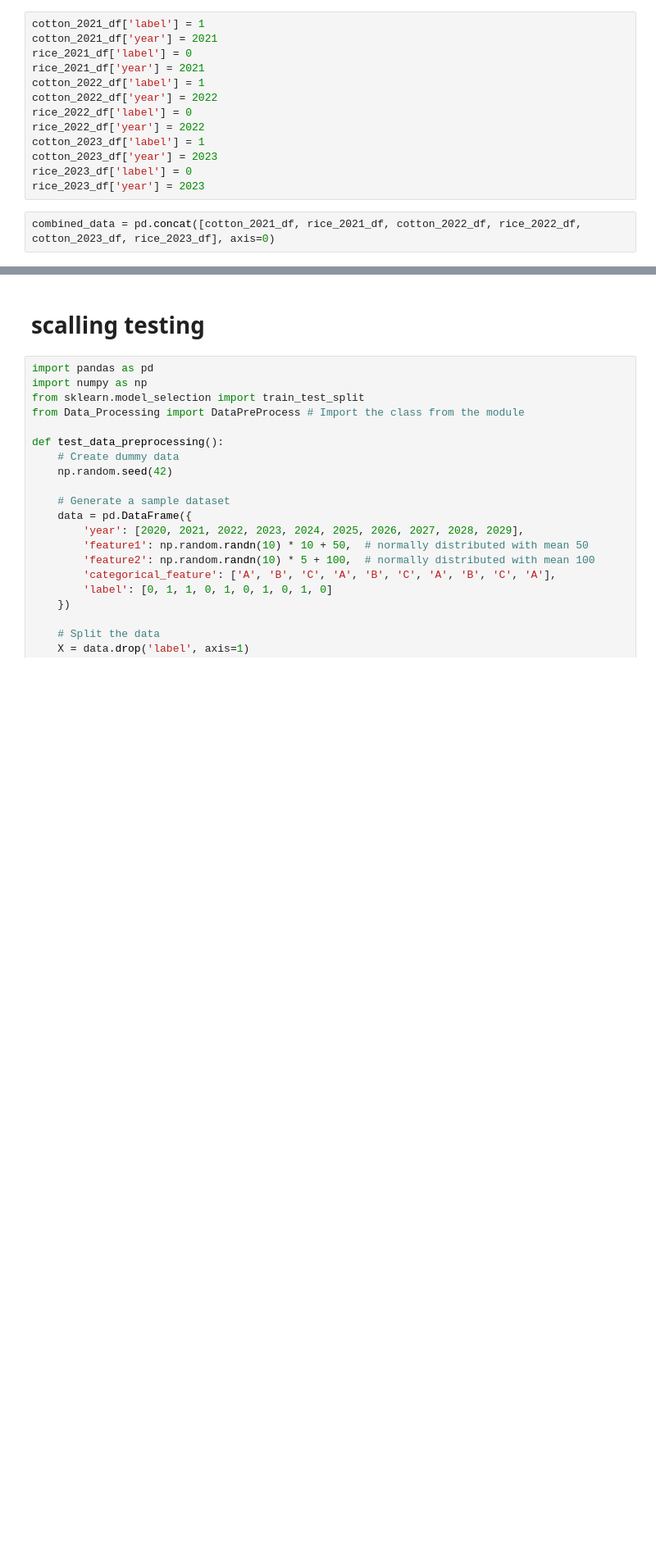
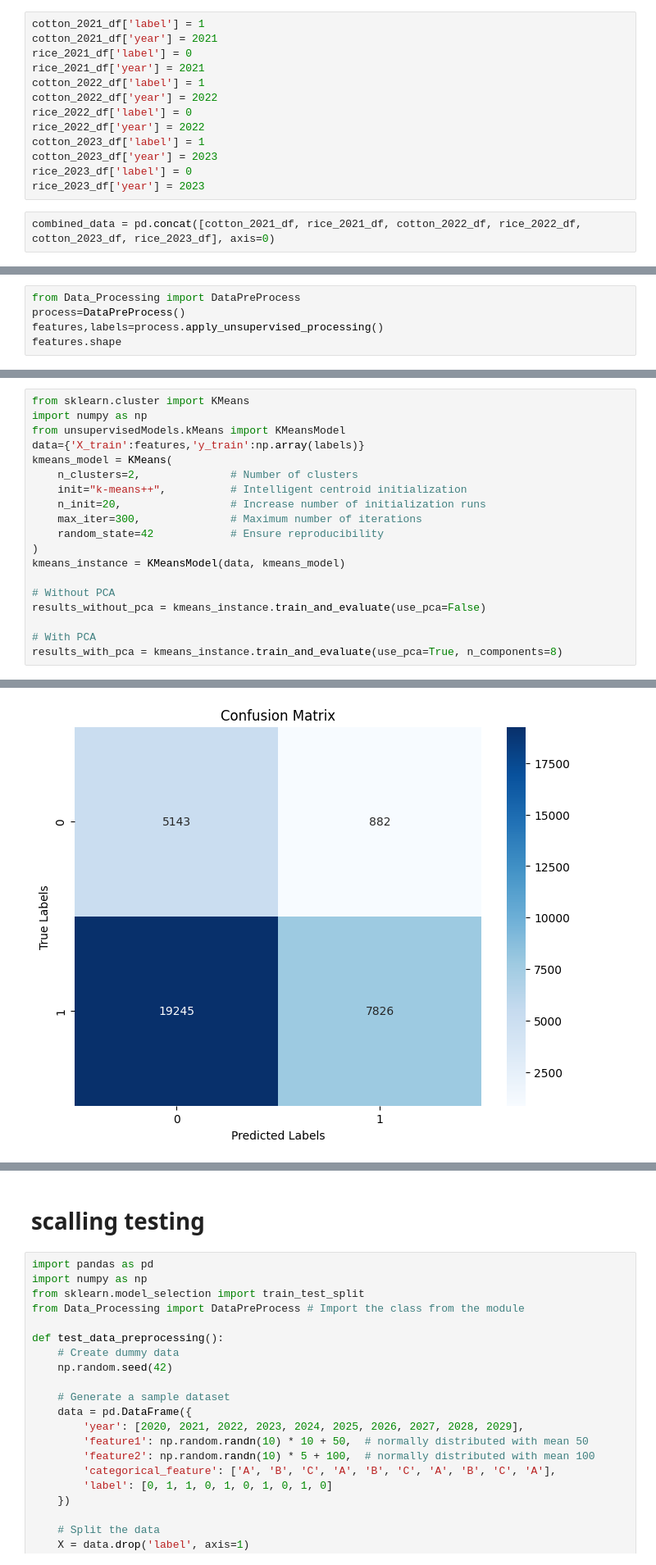
Before and after one commit to haseeb-m4235/NDVI-Based-Crop-Classification-for-Rice-and-Cotton-Using-Machine-Learning, a Jupyter notebook: Testing.ipynb, the cells around one changed output, grey strips where cells are left out. Shown at 82% size. Cells and saved outputs as stored; diff of their text form; blank space fills up the shorter version.

Commit message:
Finalizing Unsupervised Preprocessing

```diff
--- a/Testing.ipynb
+++ b/Testing.ipynb
@@ -42,0 +78,5 @@ combined_data.head()
+# %%
+from Data_Processing import DataPreProcess
+process=DataPreProcess()
+features,labels=process.apply_unsupervised_processing()
+features.shape
@@ -42,0 +117,20 @@ combined_data.head()
+# %%
+from sklearn.cluster import KMeans
+import numpy as np
+from unsupervisedModels.kMeans import KMeansModel
+data={'X_train':features,'y_train':np.array(labels)}
+kmeans_model = KMeans(
+    n_clusters=2,              # Number of clusters
+    init="k-means++",          # Intelligent centroid initialization
+    n_init=20,                 # Increase number of initialization runs
+    max_iter=300,              # Maximum number of iterations
+    random_state=42            # Ensure reproducibility
+)
+kmeans_instance = KMeansModel(data, kmeans_model)
+
+# Without PCA
+results_without_pca = kmeans_instance.train_and_evaluate(use_pca=False)
+
+# With PCA
+results_with_pca = kmeans_instance.train_and_evaluate(use_pca=True, n_components=8)
+# %% [output]
@@ -42,0 +148 @@ combined_data.head()
+[figure, added]
```
Also changed, not shown: parts of 7 cells of this notebook, 3 other files.
